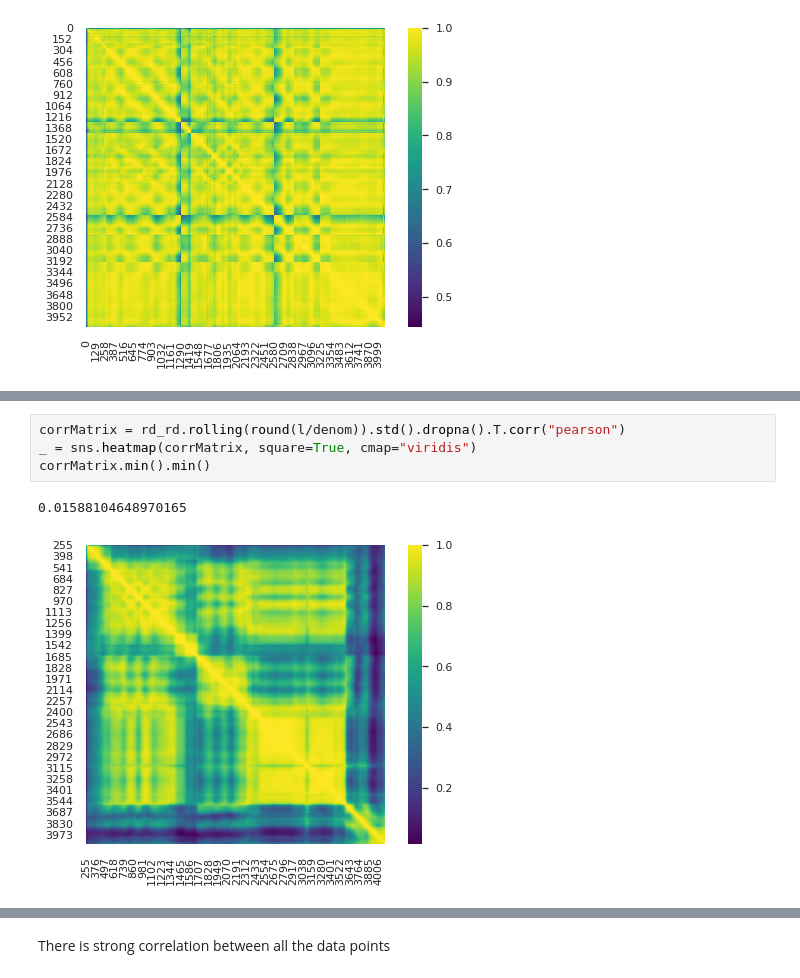
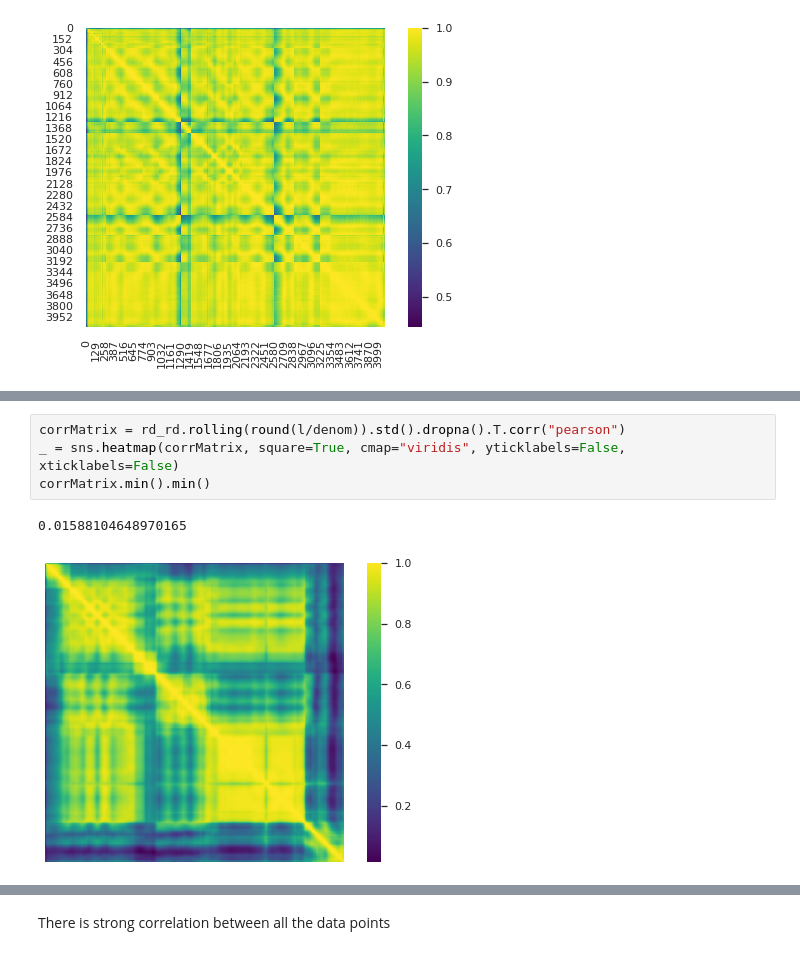
Before and after one commit to spolex/spiral, a Jupyter notebook: notebooks/202011_spiral_r_rd_correlation-Copy1.ipynb, the cells around one changed output, grey strips where cells are left out. Cells and saved outputs as stored; diff of their text form.

```diff
--- a/notebooks/202011_spiral_r_rd_correlation-Copy1.ipynb
+++ b/notebooks/202011_spiral_r_rd_correlation-Copy1.ipynb
@@ -89,7 +91,7 @@ corrMatrix.min().min()
 # %%
 corrMatrix = rd_rd.rolling(round(l/denom)).std().dropna().T.corr("pearson")
-_ = sns.heatmap(corrMatrix, square=True, cmap="viridis")
+_ = sns.heatmap(corrMatrix, square=True, cmap="viridis", yticklabels=False, xticklabels=False)
 corrMatrix.min().min()
 # %% [output]
 0.01588104648970165
-[figure, old version]
+[figure, new version]
```
Also changed, not shown: parts of 5 cells of this notebook, 5 other files.
